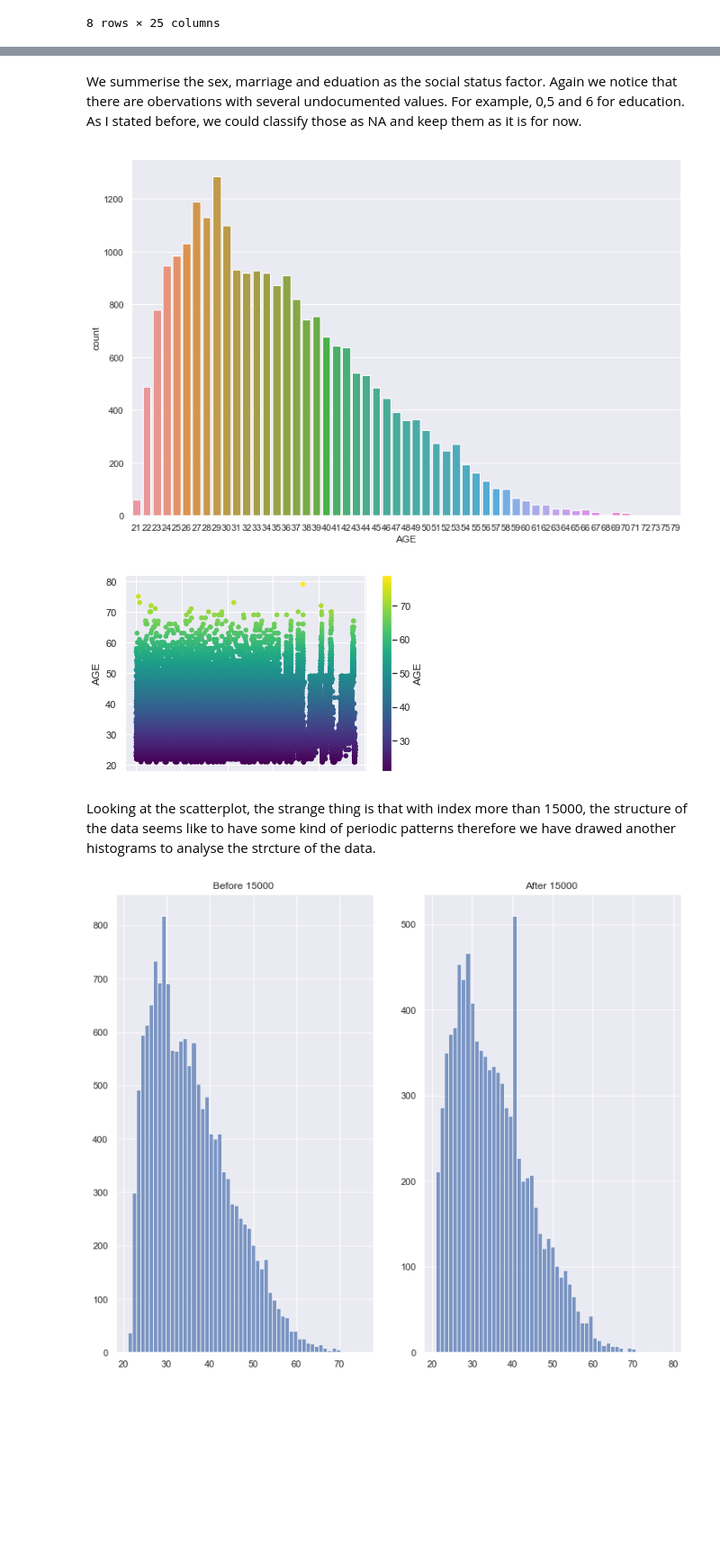
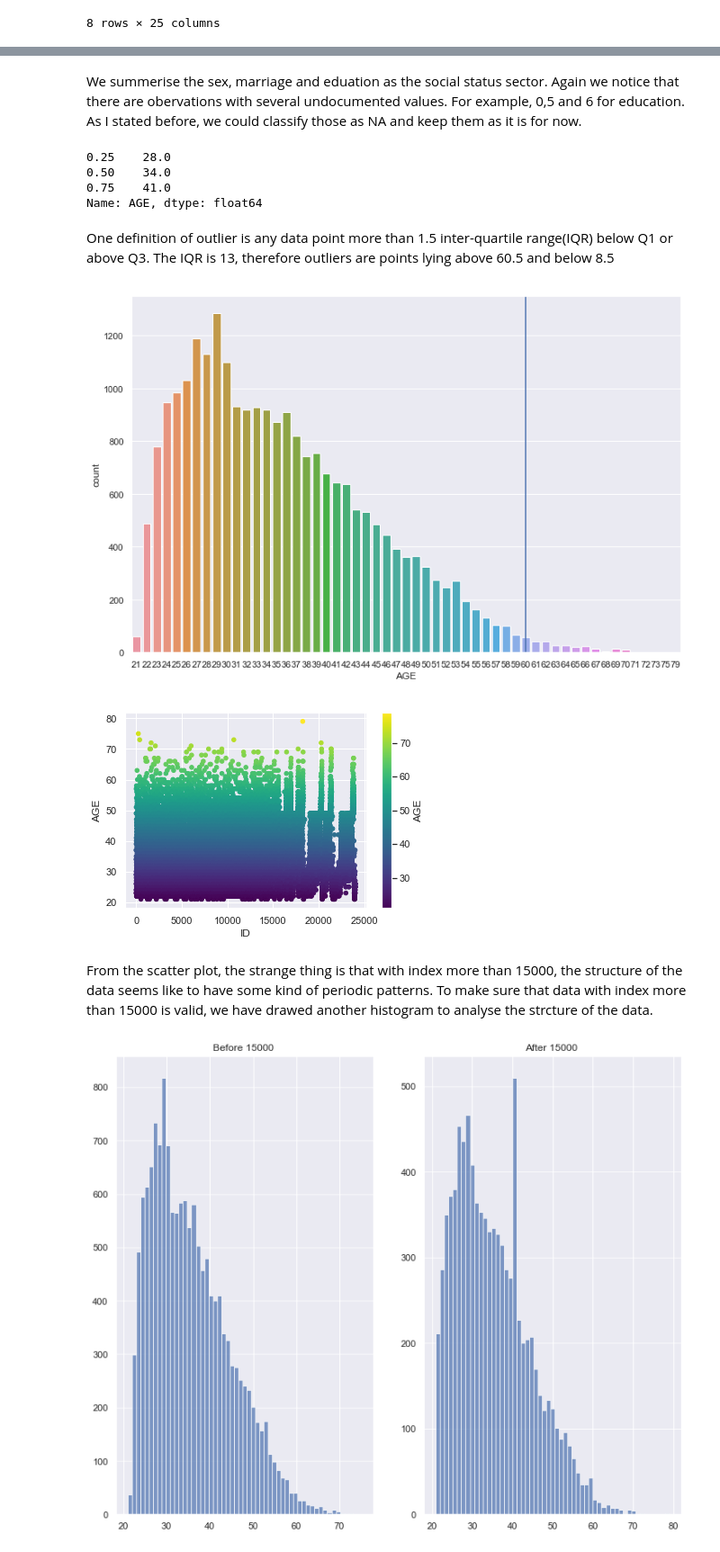
Before and after one commit to AbhinathK/CreditCardML, a Jupyter notebook: CreditCardData.ipynb, the cells around one changed output, grey strips where cells are left out. Shown at 90% size. Cells and saved outputs as stored; diff of their text form; code cells hidden in the pictures; blank space fills up the shorter version.

Commit message:
Data Visualisation 2.0

```diff
--- a/CreditCardData.ipynb
+++ b/CreditCardData.ipynb
@@ -134,22 +131,34 @@ plt.show()
 # %% [markdown]
-We summerise the sex, marriage and eduation as the social status factor. Again we notice that there are obervations with several undocumented values. For example, 0,5 and 6 for education. As I stated before, we could classify those as NA and  keep them as it is for now.
+We summerise the sex, marriage and eduation as the social status sector. Again we notice that there are obervations with several undocumented values. For example, 0,5 and 6 for education. As I stated before, we could classify those as NA and  keep them as it is for now.
+# %%
+#check the inter-quartile range of the data
+print(data.AGE.quantile([0.25,0.5,0.75]))
+# %% [output]
+0.25    28.0
+0.50    34.0
+0.75    41.0
+Name: AGE, dtype: float64
+# %% [markdown]
+One definition of outlier is any data point more than 1.5 inter-quartile range(IQR) below Q1 or above Q3. The IQR is 13, therefore outliers are points lying above 60.5 and below 8.5
 # %%
-#Age counte
+#Age
 plt.figure(figsize=(12,8))
 col = data.columns[5]
 sns.set(style="darkgrid")
 ax=sns.countplot(x=str(col), data=data)
+plt.axvline(x=39)
 plt.show()
 # %% [output]
-[figure, old version]
+[figure, new version]
 # %%
-# #Age Scatter
-ax2 = data.plot.scatter(x='ID', y='AGE',c='AGE', cmap='viridis')
+#Age Scatter
+fig, ax = plt.subplots()
+data.plot.scatter(x='ID', y='AGE',c='AGE', cmap='viridis',ax=ax)
 plt.show()
 # %% [output]
-[figure, old version]
+[figure, new version]
 # %% [markdown]
-Looking at the scatterplot, the strange thing is that with index more than 15000, the structure of the data seems like to have some kind of periodic patterns therefore we have drawed another histograms to analyse the strcture of the data.
+From the scatter plot, the strange thing is that with index more than 15000, the structure of the data seems like to have some kind of periodic patterns. To make sure that data with index more than 15000 is valid, we have drawed another histogram to analyse the strcture of the data.
 # %%
 #comparing 2 groups
 figs, axs = plt.subplots(1, 2, figsize=(12, 10))
```
Also changed, not shown: parts of 16 cells of this notebook.
